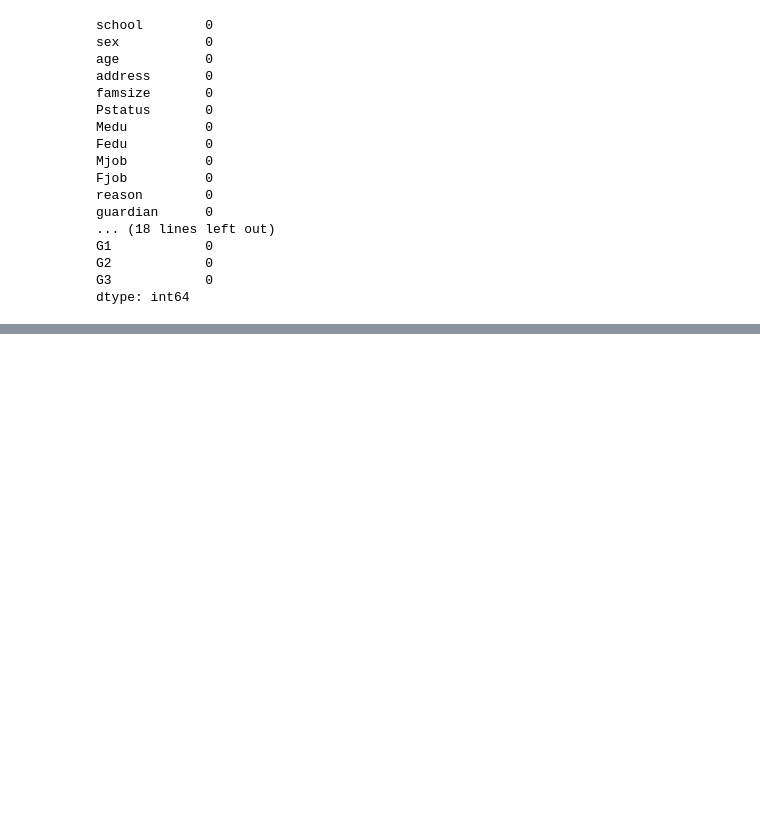
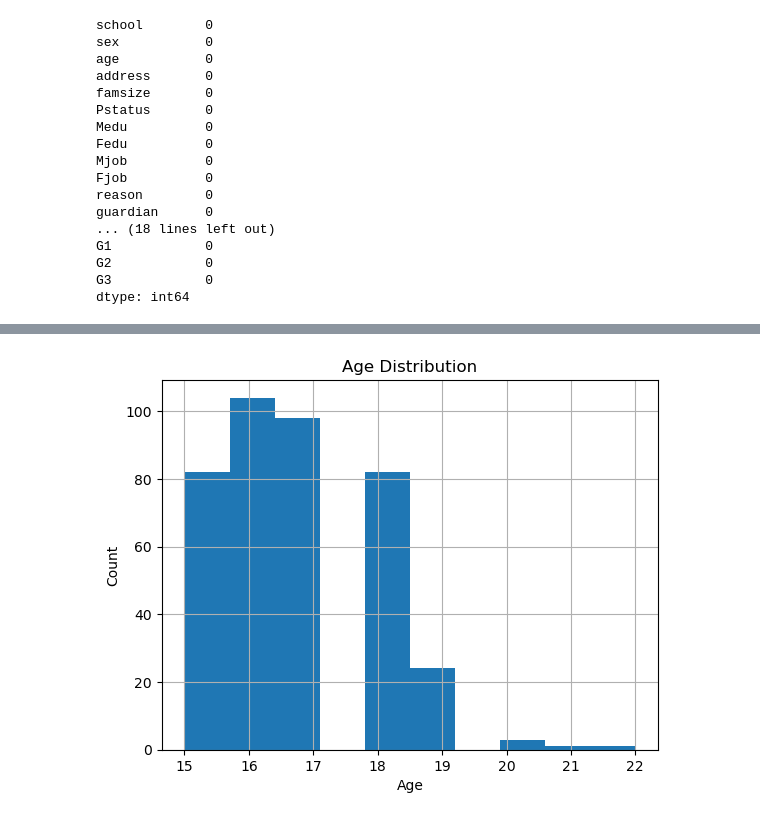
Before and after one commit to SaiPh3r/student-marks-machine_Learning, a Jupyter notebook: student.ipynb, the cells around one changed output, grey strips where cells are left out. Drawn from its saved outputs; the diff is of its cells as text; code cells hidden in the pictures; blank space fills up the shorter version.

```diff
--- a/student.ipynb
+++ b/student.ipynb
@@ -262,0 +373,8 @@ dtype: int64
+# %%
+df_mat['age'].hist(bins=10)
+plt.title('Age Distribution')
+plt.xlabel('Age')
+plt.ylabel('Count')
+plt.show()
+# %% [output]
+[figure, added]
```
Also changed, not shown: parts of 15 cells of this notebook, 1 other file.
